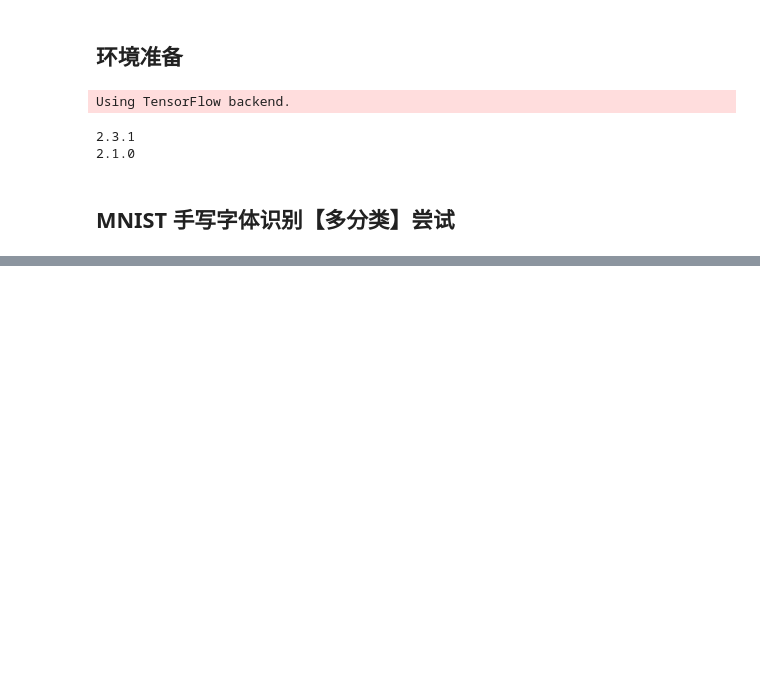
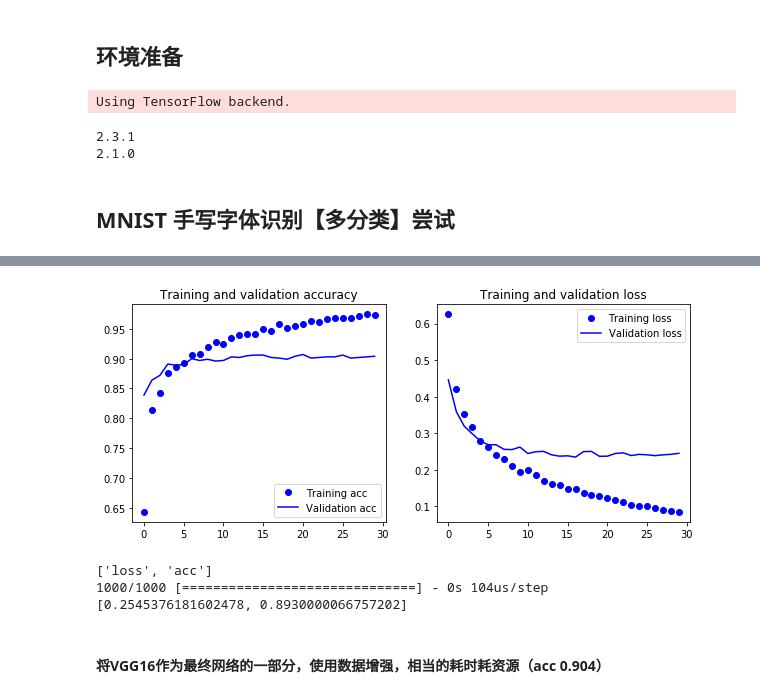
Before and after one commit to prucehuang/machine-learning-introduction, a Jupyter notebook: scripts/quickly_start_cnn.ipynb, the cells around one changed output, grey strips where cells are left out. Saved outputs shown, nothing was run; the diff lists cells and outputs as text; code cells hidden in the pictures; blank space fills up the shorter version.

```diff
--- a/scripts/quickly_start_cnn.ipynb
+++ b/scripts/quickly_start_cnn.ipynb
@@ -91,0 +524,7 @@ Epoch 5/5
+# %%
+from keras.applications import VGG16
+
+conv_base = VGG16(weights='imagenet', # 指定模型初始化的权重检查点
+                  include_top=False, # 模型最后是否包含密集连接分类器，默认有1000个类别
+                  input_shape=(150, 150, 3))
+conv_base.summary()
@@ -91,0 +593,23 @@ Epoch 5/5
+# %%
+# 数据降维，准备进入全连接层
+train_features = np.reshape(train_features, (2000, 4 * 4 * 512))
+validation_features = np.reshape(validation_features, (1000, 4 * 4 * 512))
+test_features = np.reshape(test_features, (1000, 4 * 4 * 512))
+# %%
+from keras import models
+from keras import layers
+from keras import optimizers
+
+model3 = models.Sequential()
+model3.add(layers.Dense(256, activation='relu', input_dim=4 * 4 * 512))
+model3.add(layers.Dropout(0.5))
+model3.add(layers.Dense(1, activation='sigmoid'))
+
+model3.compile(optimizer=optimizers.RMSprop(lr=2e-5),
+              loss='binary_crossentropy',
+              metrics=['acc'])
+
+history3 = model3.fit(train_features, train_labels,
+                    epochs=30,
+                    batch_size=20,
+                    validation_data=(validation_features, validation_labels))
@@ -91,0 +634,15 @@ Epoch 5/5
+# %%
+# 还是比较典型的过拟合
+plot_acc_loss(history3)
+# %% [output]
+[figure, added]
+# %%
+model3.save('D://tmp//models//cats_and_dogs_small_3.h5')
+print(model3.metrics_names)
+print(model3.evaluate(test_features, test_labels))
+# %% [output]
+['loss', 'acc']
+1000/1000 [==============================] - 0s 104us/step
+[0.2545376181602478, 0.8930000066757202]
+# %% [markdown]
+#### 将VGG16作为最终网络的一部分，使用数据增强，相当的耗时耗资源（acc 0.904）
```
Also changed, not shown: parts of 88 cells of this notebook, 8 other files.
